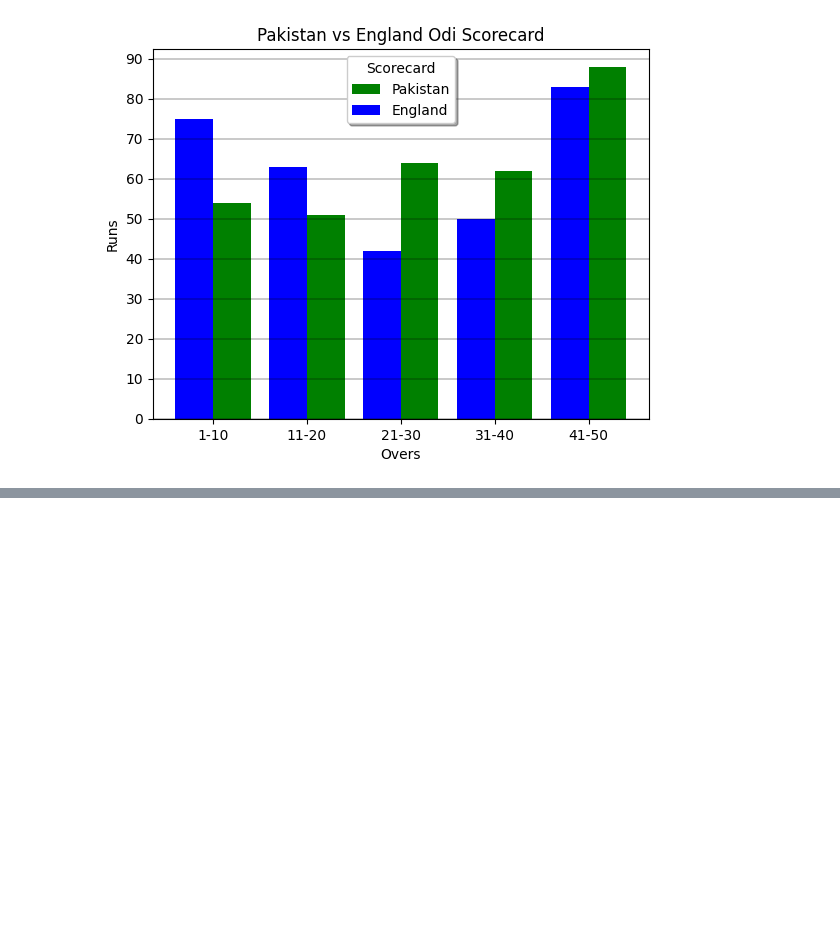
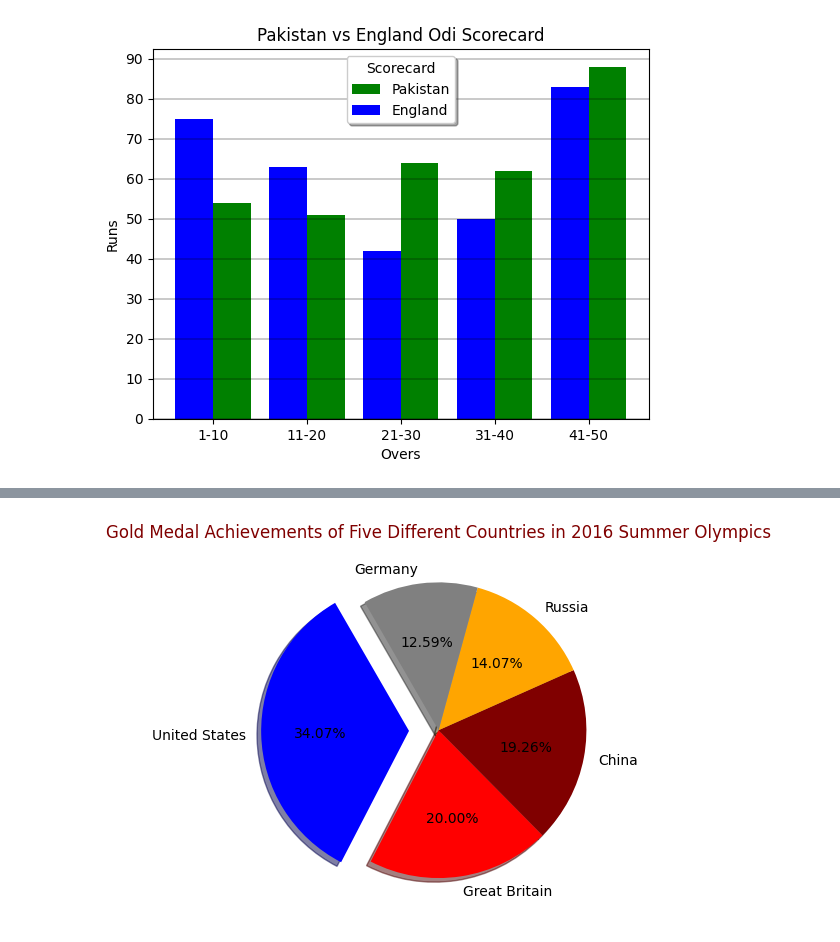
Before and after one commit to Hasnain-Sidd/Data-Science, a Jupyter notebook: Matplotlib.ipynb, the cells around one changed output, grey strips where cells are left out. Cells and saved outputs as stored; diff of their text form; code cells hidden in the pictures; blank space fills up the shorter version.

```diff
--- a/Matplotlib.ipynb
+++ b/Matplotlib.ipynb
@@ -120,0 +139,10 @@ plt.show()
+# %%
+country=['United States','Great Britain','China','Russia','Germany']
+gold_medals=[46,27,26,19,17]
+exp=[0.2,0,0,0,0]
+color=['blue','red','Maroon','orange','gray']
+plt.pie(gold_medals,labels=country,autopct="%1.2f%%",explode=exp,shadow=True,startangle=120,colors=color)
+plt.title('Gold Medal Achievements of Five Different Countries in 2016 Summer Olympics',color='Maroon')
+plt.show()
+# %% [output]
+[figure, added]
```
Also changed, not shown: parts of 2 cells of this notebook.
